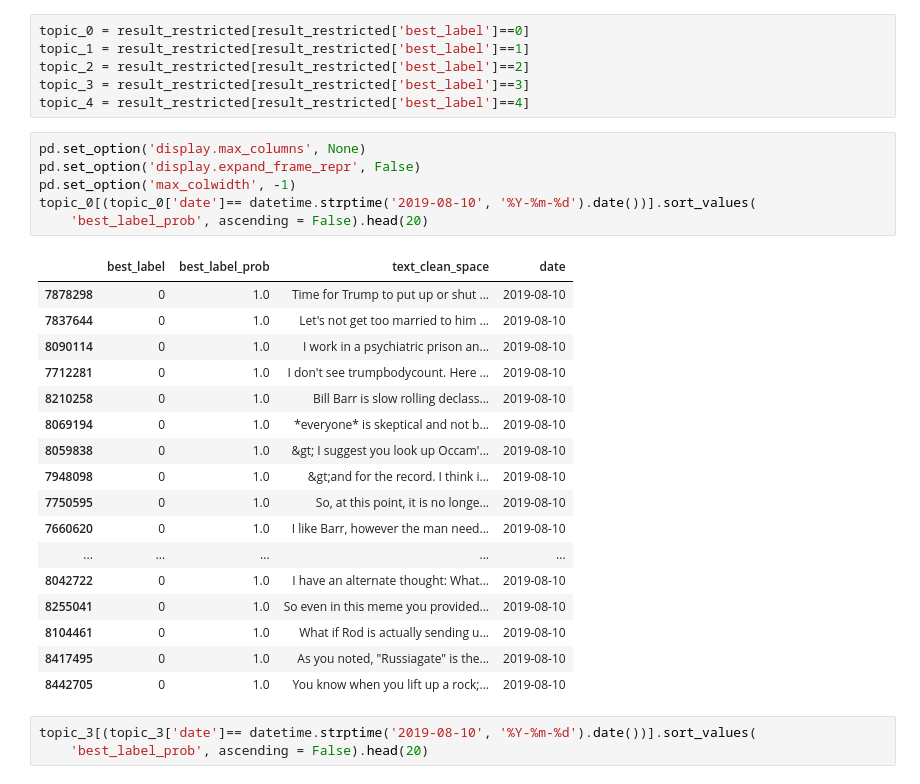
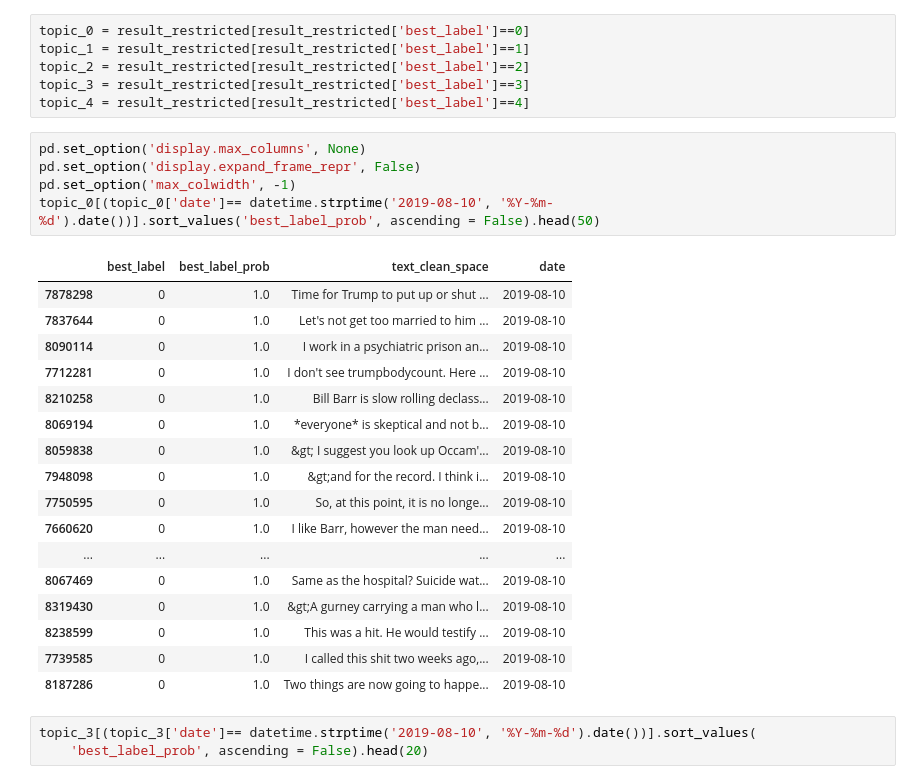
Before and after one commit to npg-mmilosh-cji/RedditQuarantineNLP, a Jupyter notebook: core/analysis/topic_analysis/short_text_lda_gsdmm_aug 2019.ipynb, the cells around one changed output. Saved outputs shown, nothing was run; the diff lists cells and outputs as text.

```diff
--- a/core/analysis/topic_analysis/short_text_lda_gsdmm_aug 2019.ipynb
+++ b/core/analysis/topic_analysis/short_text_lda_gsdmm_aug 2019.ipynb
@@ -303,27 +303,26 @@ topic_4 = result_restricted[result_restricted['best_label']==4]
 # %%
 pd.set_option('display.max_columns', None)
 pd.set_option('display.expand_frame_repr', False)
 pd.set_option('max_colwidth', -1)
-topic_0[(topic_0['date']== datetime.strptime('2019-08-10', '%Y-%m-%d').date())].sort_values(
-    'best_label_prob', ascending = False).head(20)
+topic_0[(topic_0['date']== datetime.strptime('2019-08-10', '%Y-%m-%d').date())].sort_values('best_label_prob', ascending = False).head(50)
 # %% [output]
 |  | best_label | best_label_prob | text_clean_space | date |
 | 7878298 | 0 | 1.0 | Time for Trump to put up or shut ... | 2019-08-10 |
 | 7837644 | 0 | 1.0 | Let's not get too married to him ... | 2019-08-10 |
 | 8090114 | 0 | 1.0 | I work in a psychiatric prison an... | 2019-08-10 |
 | 7712281 | 0 | 1.0 | I don't see trumpbodycount. Here ... | 2019-08-10 |
 | 8210258 | 0 | 1.0 | Bill Barr is slow rolling declass... | 2019-08-10 |
 | 8069194 | 0 | 1.0 | *everyone* is skeptical and not b... | 2019-08-10 |
 | 8059838 | 0 | 1.0 | &gt; I suggest you look up Occam'... | 2019-08-10 |
 | 7948098 | 0 | 1.0 | &gt;and for the record. I think i... | 2019-08-10 |
 | 7750595 | 0 | 1.0 | So, at this point, it is no longe... | 2019-08-10 |
 | 7660620 | 0 | 1.0 | I like Barr, however the man need... | 2019-08-10 |
 | ... | ... | ... | ... | ... |
-| 8042722 | 0 | 1.0 | I have an alternate thought: What... | 2019-08-10 |
-| 8255041 | 0 | 1.0 | So even in this meme you provided... | 2019-08-10 |
-| 8104461 | 0 | 1.0 | What if Rod is actually sending u... | 2019-08-10 |
-| 8417495 | 0 | 1.0 | As you noted, "Russiagate" is the... | 2019-08-10 |
-| 8442705 | 0 | 1.0 | You know when you lift up a rock;... | 2019-08-10 |
+| 8067469 | 0 | 1.0 | Same as the hospital? Suicide wat... | 2019-08-10 |
+| 8319430 | 0 | 1.0 | &gt;A gurney carrying a man who l... | 2019-08-10 |
+| 8238599 | 0 | 1.0 | This was a hit. He would testify ... | 2019-08-10 |
+| 7739585 | 0 | 1.0 | I called this shit two weeks ago,... | 2019-08-10 |
+| 8187286 | 0 | 1.0 | Two things are now going to happe... | 2019-08-10 |
 # %%
 topic_3[(topic_3['date']== datetime.strptime('2019-08-10', '%Y-%m-%d').date())].sort_values(
     'best_label_prob', ascending = False).head(20)
```
